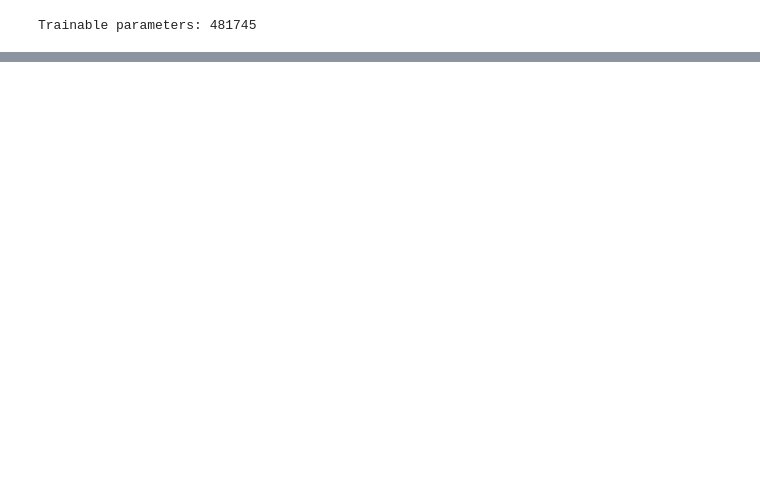
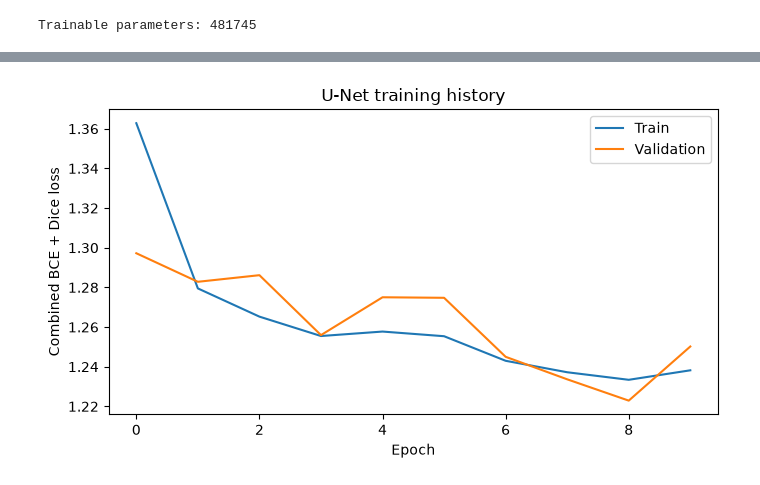
Before and after one commit to Angelinamoses/chest-xray-ai-annotation, a Jupyter notebook: notebooks/02_unet_segmentation.ipynb, the cells around one changed output, grey strips where cells are left out. Saved outputs shown, nothing was run; the diff lists cells and outputs as text; code cells hidden in the pictures; blank space fills up the shorter version.

```diff
--- a/notebooks/02_unet_segmentation.ipynb
+++ b/notebooks/02_unet_segmentation.ipynb
@@ -235,33 +318,50 @@ optimizer = torch.optim.Adam(model.parameters(), lr=1e-3)
 # %%
-
-EPOCHS = 5
+history = {"train_loss": [], "val_loss": []}
 
 for epoch in range(EPOCHS):
     model.train()
-    train_loss = 0.0
+    train_total = 0.0
 
     for xb, yb in train_loader:
-        xb, yb = xb.to(device), yb.to(device)
+        xb = xb.to(device, non_blocking=True)
+        yb = yb.to(device, non_blocking=True)
 
-        optimizer.zero_grad()
+        optimizer.zero_grad(set_to_none=True)
         logits = model(xb)
         loss = criterion(logits, yb)
         loss.backward()
         optimizer.step()
 
-        train_loss += loss.item() * xb.size(0)
+        train_total += loss.item() * xb.size(0)
 
     model.eval()
-    val_loss = 0.0
+    val_total = 0.0
 
     with torch.no_grad():
         for xb, yb in val_loader:
-            xb, yb = xb.to(device), yb.to(device)
-            val_loss += criterion(model(xb), yb).item() * xb.size(0)
+            xb = xb.to(device, non_blocking=True)
+            yb = yb.to(device, non_blocking=True)
+            val_total += criterion(model(xb), yb).item() * xb.size(0)
+
+    train_loss_value = train_total / len(train_ds)
+    val_loss_value = val_total / len(val_ds)
+    history["train_loss"].append(train_loss_value)
+    history["val_loss"].append(val_loss_value)
 
     print(
-        f"Epoch {epoch+1}/{EPOCHS} | "
-        f"Train loss: {train_loss / len(train_ds):.4f} | "
-        f"Val loss: {val_loss / len(val_ds):.4f}"
+        f"Epoch {epoch + 1:02d}/{EPOCHS} | "
+        f"Train loss: {train_loss_value:.4f} | "
+        f"Val loss: {val_loss_value:.4f}"
     )
+
+# Plot the training curves.
+plt.figure(figsize=(7, 4))
+plt.plot(history["train_loss"], label="Train")
+plt.plot(history["val_loss"], label="Validation")
+plt.xlabel("Epoch")
+plt.ylabel("Combined BCE + Dice loss")
+plt.title("U-Net training history")
+plt.legend()
+plt.tight_layout()
+plt.show()
 # %% [output]
@@ -272,0 +378 @@ Epoch 5/5 | Train loss: 1.3057 | Val loss: 1.2830
+[figure, added]
```
Also changed, not shown: parts of 28 cells of this notebook, 1 other file.
